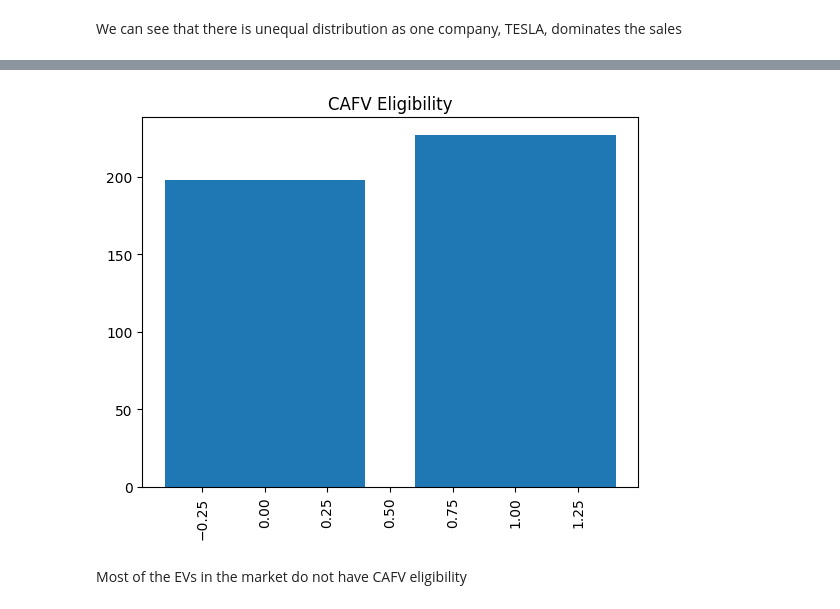
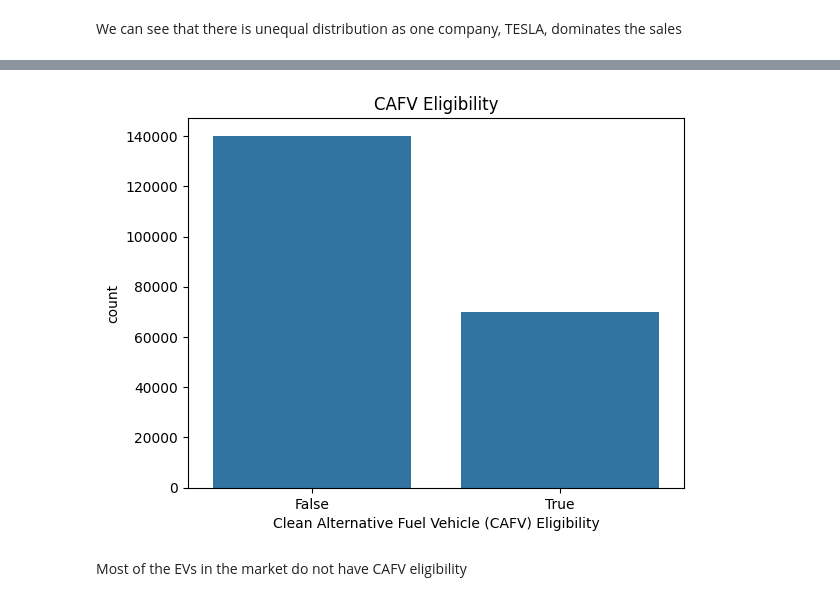
Before and after one commit to amitsingh2409/DA204o-Decoding-the-EV-Adoption, a Jupyter notebook: code/03-EDA.ipynb, the cells around one changed output, grey strips where cells are left out. Cells and saved outputs as stored; diff of their text form; code cells hidden in the pictures.

```diff
--- a/code/03-EDA.ipynb
+++ b/code/03-EDA.ipynb
@@ -90,10 +55,8 @@ df_car.head()
 # %%
-cafve_count = df_car.groupby("Clean Alternative Fuel Vehicle (CAFV) Eligibility").size().reset_index(name="Sales")
-plt.bar(cafve_count["Clean Alternative Fuel Vehicle (CAFV) Eligibility"], cafve_count["Sales"])
-plt.xticks(rotation=90)
+sns.countplot(x="Clean Alternative Fuel Vehicle (CAFV) Eligibility", data=df)
 plt.title("CAFV Eligibility")
 plt.show()
 # %% [output]
-[figure, old version]
+[figure, new version]
 # %% [markdown]
 Most of the EVs in the market do not have CAFV eligibility
```
Also changed, not shown: parts of 26 cells of this notebook, 2 other files.
